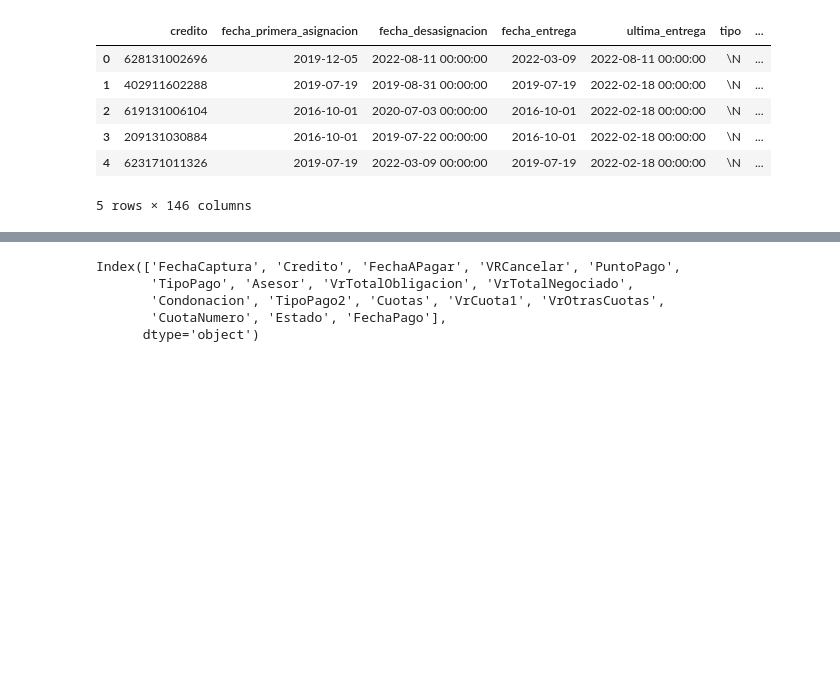
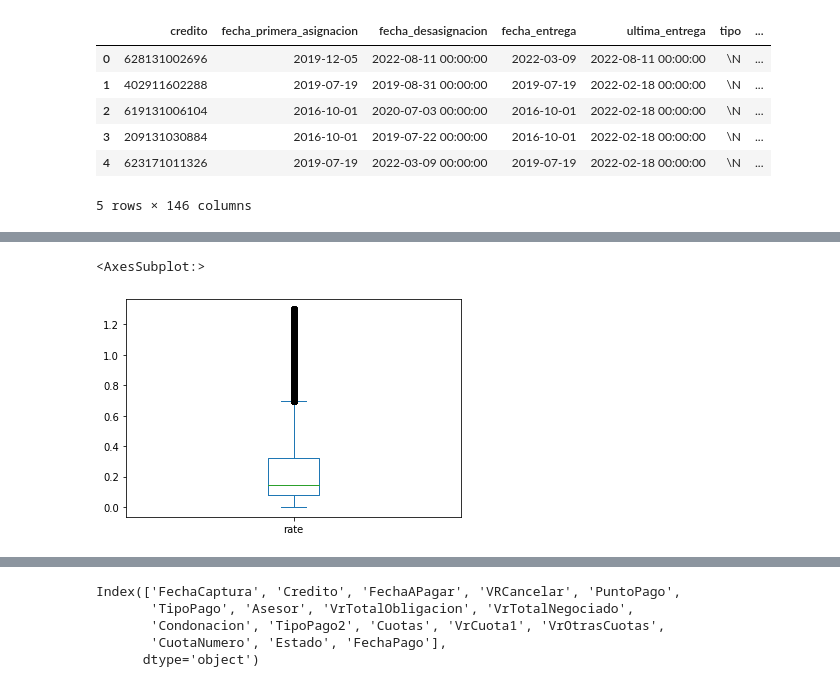
Before and after one commit to pariosur/avance_bpo, a Jupyter notebook: avance_notebook.ipynb, the cells around one changed output, grey strips where cells are left out. Cells and saved outputs as stored; diff of their text form; code cells hidden in the pictures; blank space fills up the shorter version.

```diff
--- a/avance_notebook.ipynb
+++ b/avance_notebook.ipynb
@@ -74,0 +406,2 @@ df_resumen_creditos.head()
+# %%
+df_out = df_features[df_features['rate'] < 1.3]
@@ -74,0 +428,5 @@ df_resumen_creditos.head()
+# %%
+df_out['rate'].plot(kind='box')
+# %% [output]
+<AxesSubplot:>
+[figure, added]
```
Also changed, not shown: parts of 77 cells of this notebook.
